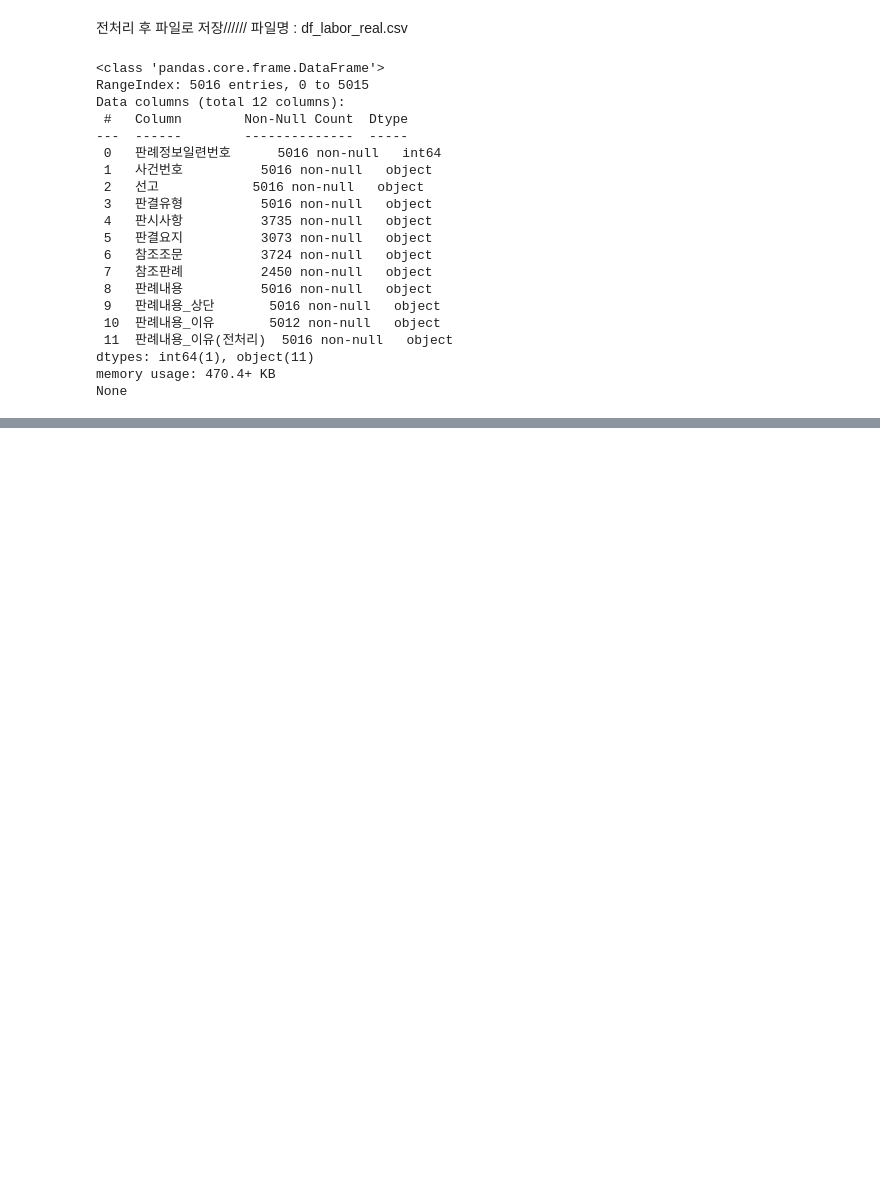
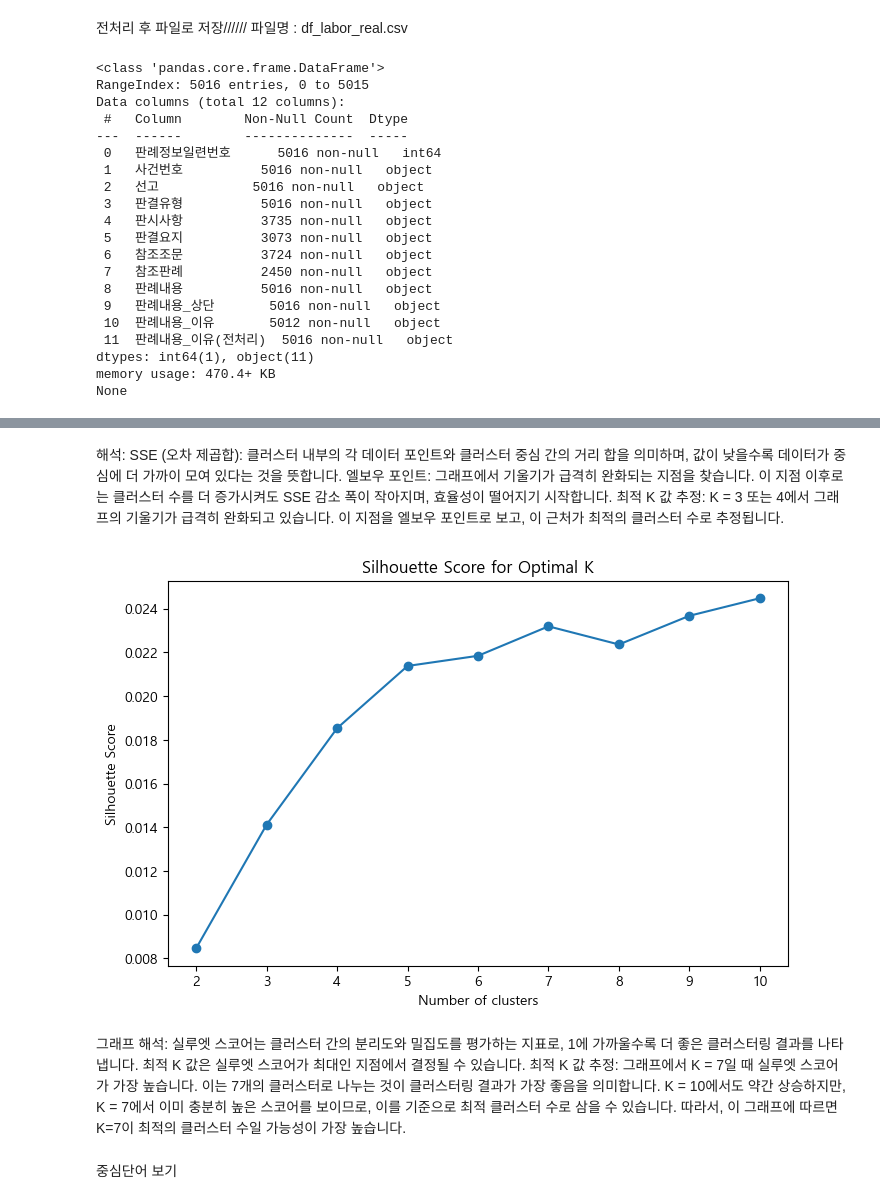
Before and after one commit to sesac-NoF/NoF, a Jupyter notebook: Labor_precedent_EDA/10_Labor_EDA_Real.ipynb, the cells around one changed output, grey strips where cells are left out. Cells and saved outputs as stored; diff of their text form; code cells hidden in the pictures; blank space fills up the shorter version.

```diff
--- a/Labor_precedent_EDA/10_Labor_EDA_Real.ipynb
+++ b/Labor_precedent_EDA/10_Labor_EDA_Real.ipynb
@@ -326,0 +537,43 @@ None
+# %% [markdown]
+해석:
+SSE (오차 제곱합): 클러스터 내부의 각 데이터 포인트와 클러스터 중심 간의 거리 합을 의미하며, 값이 낮을수록 데이터가 중심에 더 가까이 모여 있다는 것을 뜻합니다.
+엘보우 포인트: 그래프에서 기울기가 급격히 완화되는 지점을 찾습니다. 이 지점 이후로는 클러스터 수를 더 증가시켜도 SSE 감소 폭이 작아지며, 효율성이 떨어지기 시작합니다.
+최적 K 값 추정:
+K = 3 또는 4에서 그래프의 기울기가 급격히 완화되고 있습니다. 이 지점을 엘보우 포인트로 보고, 이 근처가 최적의 클러스터 수로 추정됩니다.
+# %%
+# 2. 실루엣(Silhouette) 점수 코드
+# 실루엣 점수는 각 데이터 포인트가 얼마나 잘 속한 클러스터와 가까우며,
+# 다른 클러스터와는 얼마나 멀리 떨어져 있는지를 평가
+# 값이 1에 가까울수록 클러스터링이 잘된 것
+
+from sklearn.metrics import silhouette_score
+
+# 클러스터 개수 범위 설정 (2부터 10까지)
+silhouette_scores = []
+
+# 각 클러스터 개수에 대해 K-Means 모델 학습 및 실루엣 점수 계산
+for k in range(2, 11):
+    kmeans = KMeans(n_clusters=k, random_state=42, n_init=10)  # n_init 값을 명시적으로 10으로 설정
+    clusters = kmeans.fit_predict(tfidf_array)
+    silhouette_avg = silhouette_score(tfidf_array, clusters)
+    silhouette_scores.append(silhouette_avg)
+
+# 실루엣 점수 그래프 시각화
+plt.figure(figsize=(8, 5))
+plt.plot(range(2, 11), silhouette_scores, marker='o')
+plt.title('Silhouette Score for Optimal K')
+plt.xlabel('Number of clusters')
+plt.ylabel('Silhouette Score')
+plt.show()
+# %% [output]
+[figure, added]
+# %% [markdown]
+그래프 해석:
+실루엣 스코어는 클러스터 간의 분리도와 밀집도를 평가하는 지표로, 1에 가까울수록 더 좋은 클러스터링 결과를 나타냅니다.
+최적 K 값은 실루엣 스코어가 최대인 지점에서 결정될 수 있습니다.
+최적 K 값 추정:
+그래프에서 K = 7일 때 실루엣 스코어가 가장 높습니다. 이는 7개의 클러스터로 나누는 것이 클러스터링 결과가 가장 좋음을 의미합니다.
+K = 10에서도 약간 상승하지만, K = 7에서 이미 충분히 높은 스코어를 보이므로, 이를 기준으로 최적 클러스터 수로 삼을 수 있습니다.
+따라서, 이 그래프에 따르면 K=7이 최적의 클러스터 수일 가능성이 가장 높습니다.
+# %% [markdown]
+중심단어 보기
```
Also changed, not shown: parts of 35 cells of this notebook, 1 other file.
